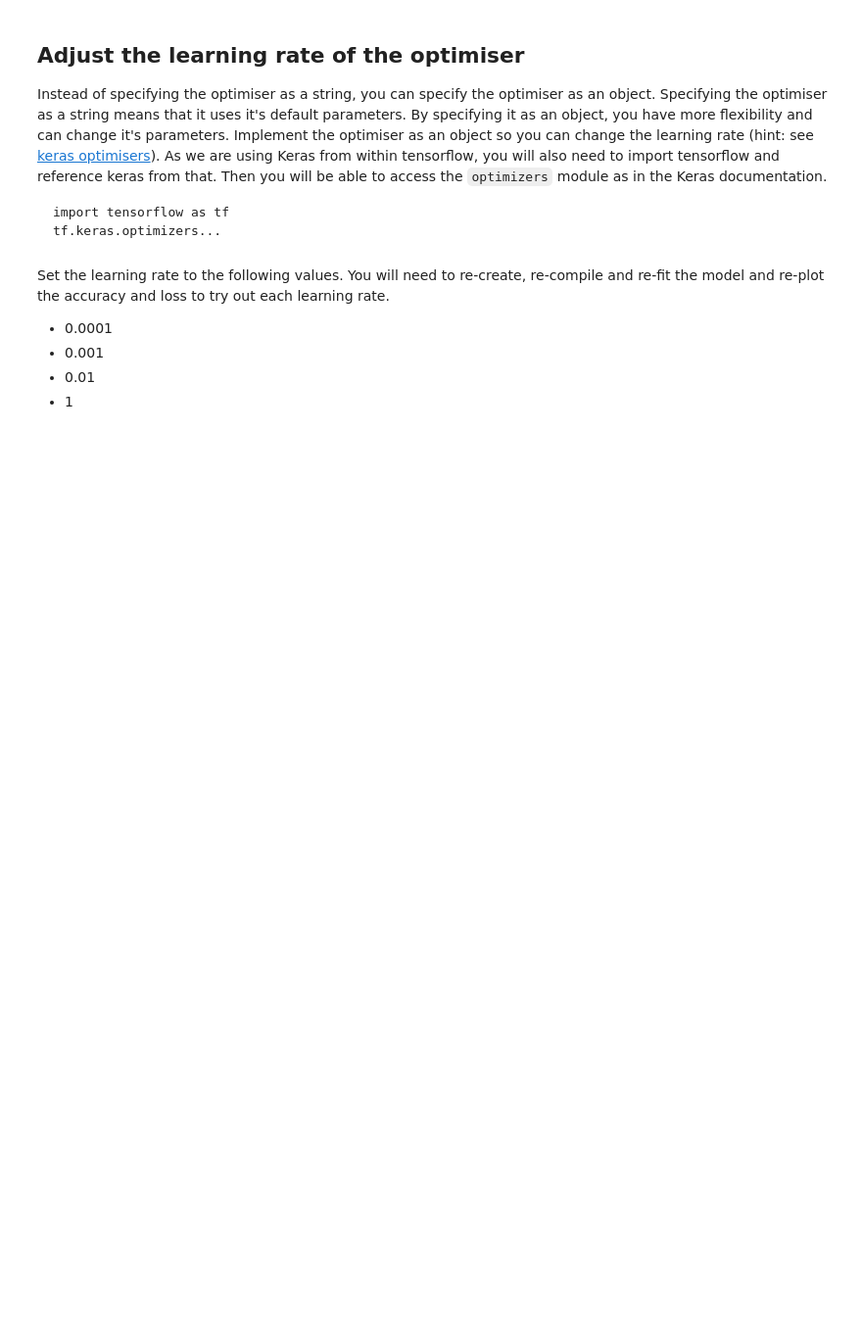
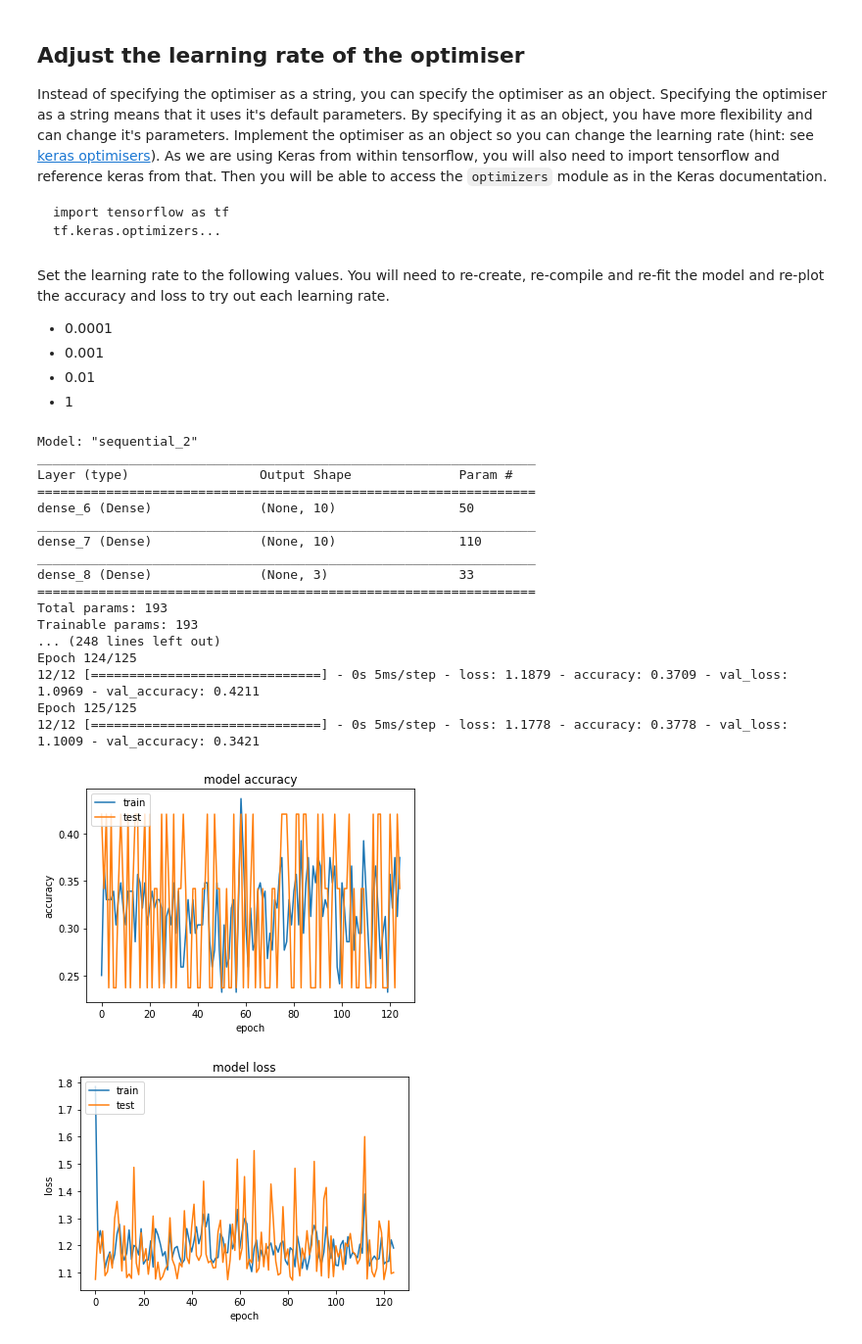
Before and after one commit to chambai/Deep_Learning_Course, a Jupyter notebook: Week 1 DL 1/IrisLR.ipynb, the cells around one changed output. Shown at 98% size. Cells and saved outputs as stored; diff of their text form; code cells hidden in the pictures; blank space fills up the shorter version.

```diff
--- a/Week 1 DL 1/IrisLR.ipynb
+++ b/Week 1 DL 1/IrisLR.ipynb
@@ -83,3 +105,61 @@ Set the learning rate to the following values.  You will need to re-create, re-c
 *   0.001
 *   0.01
 *   1
+# %%
+model = Sequential()
+model.add(Dense(units=10, input_dim=4, activation='relu'))
+model.add(Dense(units=10, activation='relu'))
+model.add(Dense(units=3, activation='softmax'))
+model.summary()
+
+# 1. Compile the model
+import tensorflow as tf
+opt = tf.keras.optimizers.Adam(learning_rate=1)
+model.compile(loss='categorical_crossentropy', optimizer=opt, metrics=['accuracy'])
+
+# Fit the model
+history = model.fit(
+    X_train,    # input training data
+    Y_train_cat,    # output training data
+    batch_size=10,   # mini-batch gradient descent size
+    epochs=125,       # number of iterations over the entire training data
+    verbose=1,        # what type of information is printed during training
+    validation_data=(X_test, Y_test_cat))  # input test data, output test data
+
+# summarize the history for accuracy
+plt.plot(history.history['accuracy'])
+plt.plot(history.history['val_accuracy'])
+plt.title('model accuracy')
+plt.ylabel('accuracy')
+plt.xlabel('epoch')
+plt.legend(['train','test'], loc='upper left')
+plt.show()
+
+# summarize the history for loss
+plt.plot(history.history['loss'])
+plt.plot(history.history['val_loss'])
+plt.title('model loss')
+plt.ylabel('loss')
+plt.xlabel('epoch')
+plt.legend(['train','test'], loc='upper left')
+plt.show()
+# %% [output]
+Model: "sequential_2"
+_________________________________________________________________
+Layer (type)                 Output Shape              Param #
+=================================================================
+dense_6 (Dense)              (None, 10)                50
+_________________________________________________________________
+dense_7 (Dense)              (None, 10)                110
+_________________________________________________________________
+dense_8 (Dense)              (None, 3)                 33
+=================================================================
+Total params: 193
+Trainable params: 193
+... (248 lines left out)
+Epoch 124/125
+12/12 [==============================] - 0s 5ms/step - loss: 1.1879 - accuracy: 0.3709 - val_loss: 1.0969 - val_accuracy: 0.4211
+Epoch 125/125
+12/12 [==============================] - 0s 5ms/step - loss: 1.1778 - accuracy: 0.3778 - val_loss: 1.1009 - val_accuracy: 0.3421
+[figure, added]
+[figure, added]
```
Also changed, not shown: parts of 2 cells of this notebook.
